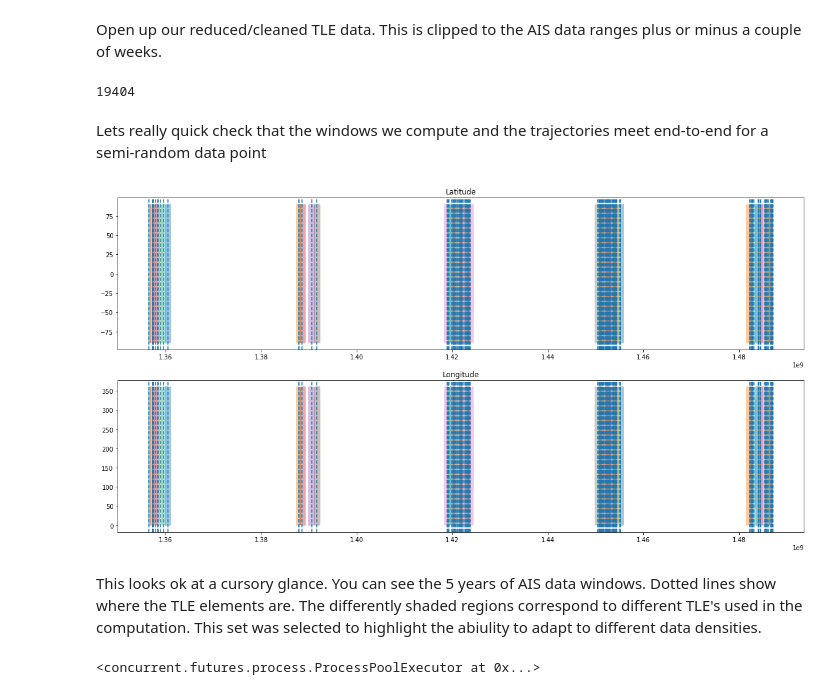
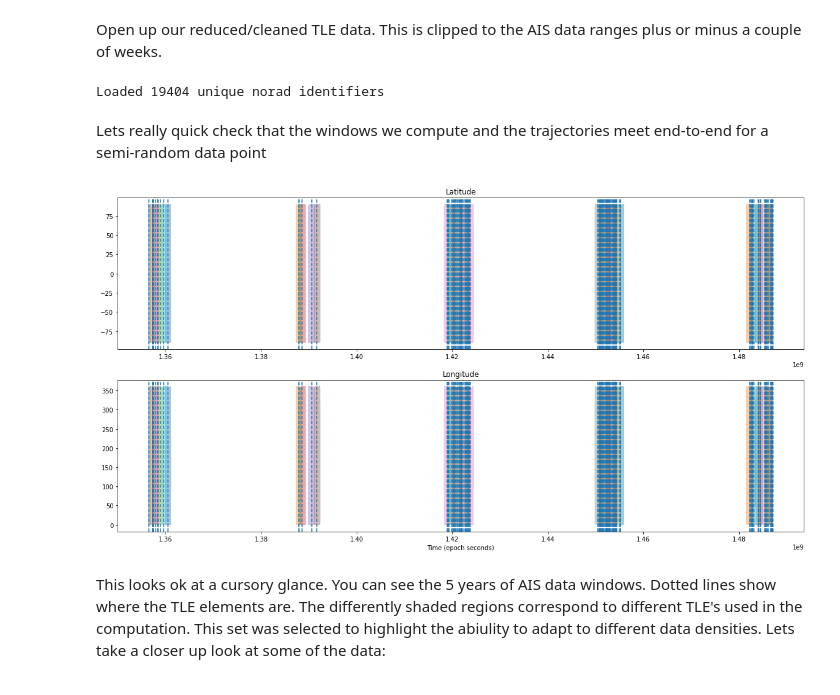
Before and after one commit to att-vault/vault, a Jupyter notebook: Notebook/TLE_precompute_checks.ipynb, the cells around one changed output. Cells and saved outputs as stored; diff of their text form; code cells hidden in the pictures.

```diff
--- a/Notebook/TLE_precompute_checks.ipynb
+++ b/Notebook/TLE_precompute_checks.ipynb
@@ -21,70 +5,45 @@ h5path = "/data/Indexed_TLE/reduced.h5"
-# %%
-with open("all_norad_ids.txt", "w") as f:
-    for i in get_all_ids(h5path):
-        f.write("%d\n" % i)
-# %%
-# This takes a couple seconds....
-all_ids = get_all_ids(h5path)
-len(all_ids)
-# %% [output]
-19404
+# %%
+# scan for all the unique id's in our extracted dataset
+h5path = "/data/Indexed_TLE/reduced.h5"
+all_ids = sathelpers.get_all_ids(h5path)
+print("Loaded %i unique norad identifiers" % len(all_ids))
+# %% [output]
+Loaded 19404 unique norad identifiers
 # %% [markdown]
 Lets really quick check that the windows we compute and the trajectories meet end-to-end for a semi-random data point
 # %%
 import matplotlib.pyplot as plt
 
-def plot_lat_long_time(lat, long, t):
+
+def test_demo_plots(norad_id: int, max_tle_count: int):
     fig, (ax1, ax2) = plt.subplots(2, 1)
     fig.set_size_inches(20,  10)
 
-    tlem = TLEManager(h5path, norad_id)
+    tlem = sathelpers.TLEManager(h5path, norad_id)
     windows = tlem.get_compute_windows()
 
     for i, (start, end, tle1, tle2) in enumerate(windows):
+        if i > max_tle_count:
+            break
+
         times, lats, longs, alts = tlem.compute_lat_long_dist(start, end, tle1, tle2)
 
         ax1.set_title("Latitude")
         ax1.plot(times, lats, alpha=0.4)
 
         ax2.set_title("Longitude")
         ax2.plot(times, longs, alpha=0.4)
-
+        ax2.set_xlabel("Time (epoch seconds)")
 
     # Add vertical lines where there are TLE epochs
     xmin, xmax = ax1.get_xlim()
     for t in tlem.get_tle_times():
         if(t > xmin and t < xmax):
             ax1.axvline(t, ls="--")
             ax2.axvline(t, ls="--")
 
-
-def test_demo_plots(idee, start, stop):
-    norad_id = list(all_ids)[-3001]
-    fig, (ax1, ax2) = plt.subplots(2, 1)
-    fig.set_size_inches(20,  10)
-
-    tlem = TLEManager(h5path, norad_id)
-    windows = tlem.get_compute_windows()
-
-    for i, (start, end, tle1, tle2) in enumerate(windows):
-        times, lats, longs, alts = tlem.compute_lat_long_dist(start, end, tle1, tle2)
-
-        ax1.set_title("Latitude")
-        ax1.plot(times, lats, alpha=0.4)
-
-        ax2.set_title("Longitude")
-        ax2.plot(times, longs, alpha=0.4)
-
-
-    # Add vertical lines where there are TLE epochs
-    xmin, xmax = ax1.get_xlim()
-    for t in tlem.get_tle_times():
-        if(t > xmin and t < xmax):
-            ax1.axvline(t, ls="--")
-            ax2.axvline(t, ls="--")
-
-test_demo_plots()
+test_demo_plots(list(all_ids)[-3001], float("inf"))
 # %% [output]
-[figure, old version]
+[figure, new version]
 # %% [markdown]
-This looks ok at a cursory glance. You can see the 5 years of AIS data windows. Dotted lines show where the TLE elements are. The differently shaded regions correspond to different TLE's used in the computation. This set was selected to highlight the abiulity to adapt to different data densities.
+This looks ok at a cursory glance. You can see the 5 years of AIS data windows. Dotted lines show where the TLE elements are. The differently shaded regions correspond to different TLE's used in the computation. This set was selected to highlight the abiulity to adapt to different data densities. Lets take a closer up look at some of the data:
@@ -95,12 +49,0 @@ def do_the_work(sat_id: int):
-# %%
-# Trying Dask: could not get to work :/
-#from dask.distributed import Client, as_completed
-#client = Client(memory_limit='8GB')  # start local workers as processes
-
-# Using concurrent.futures:
-from concurrent.futures import ProcessPoolExecutor, as_completed
-client = ProcessPoolExecutor(max_workers=22)
-
-client
-# %% [output]
-<concurrent.futures.process.ProcessPoolExecutor at 0x...>
```
Also changed, not shown: parts of 9 cells of this notebook, 2 other files.
